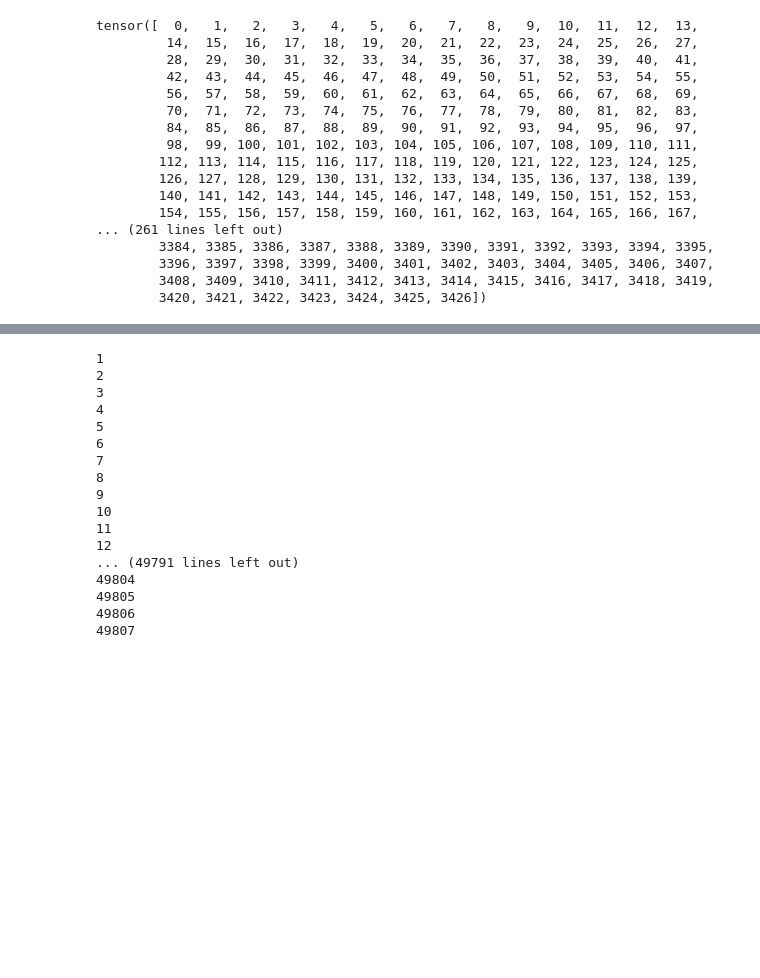
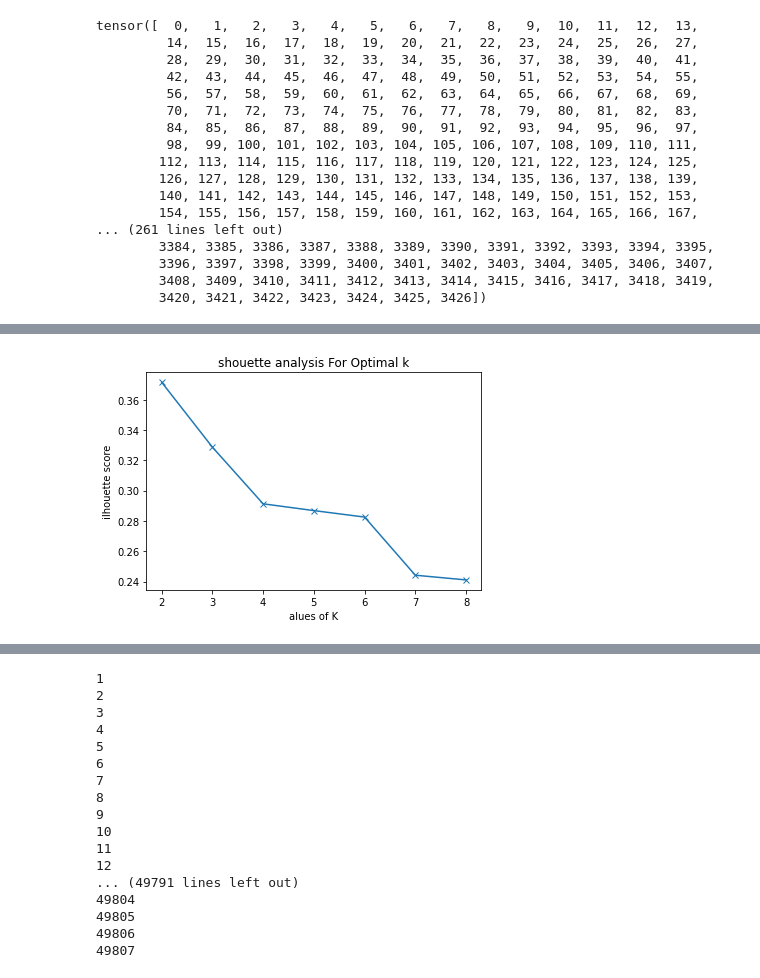
Before and after one commit to alwaysmle/110-1-NTU-DBME5028-Final, a Jupyter notebook: conv_net.ipynb, the cells around one changed output, grey strips where cells are left out. Cells and saved outputs as stored; diff of their text form; code cells hidden in the pictures; blank space fills up the shorter version.

Commit message:
Update conv_net.ipynb
use less layer
use kmean and pca to cluster

```diff
--- a/conv_net.ipynb
+++ b/conv_net.ipynb
@@ -601,0 +662,24 @@ tensor([  0,   1,   2,   3,   4,   5,   6,   7,   8,   9,  10,  11,  12,  13,
+# %%
+import pandas as pd
+import matplotlib.pyplot as plt
+import seaborn as sns
+import sklearn
+from sklearn.cluster import KMeans
+from sklearn.metrics import silhouette_score
+range_n_clusters = [2, 3, 4, 5, 6, 7, 8,]
+silhouette_avg = []
+for num_clusters in range_n_clusters:
+  # initialise kmeans
+  kmeans = KMeans(n_clusters=num_clusters)
+  kmeans.fit(pca_embed)
+  cluster_labels = kmeans.labels_
+ # silhouette score
+  silhouette_avg.append(silhouette_score(pca_embed, cluster_labels))
+
+plt.plot(range_n_clusters,silhouette_avg,'x-')
+plt.xlabel('alues of K')
+plt.ylabel('ilhouette score')
+plt.title('shouette analysis For Optimal k')
+plt.show()
+# %% [output]
+[figure, added]
```
Also changed, not shown: parts of 21 cells of this notebook.
